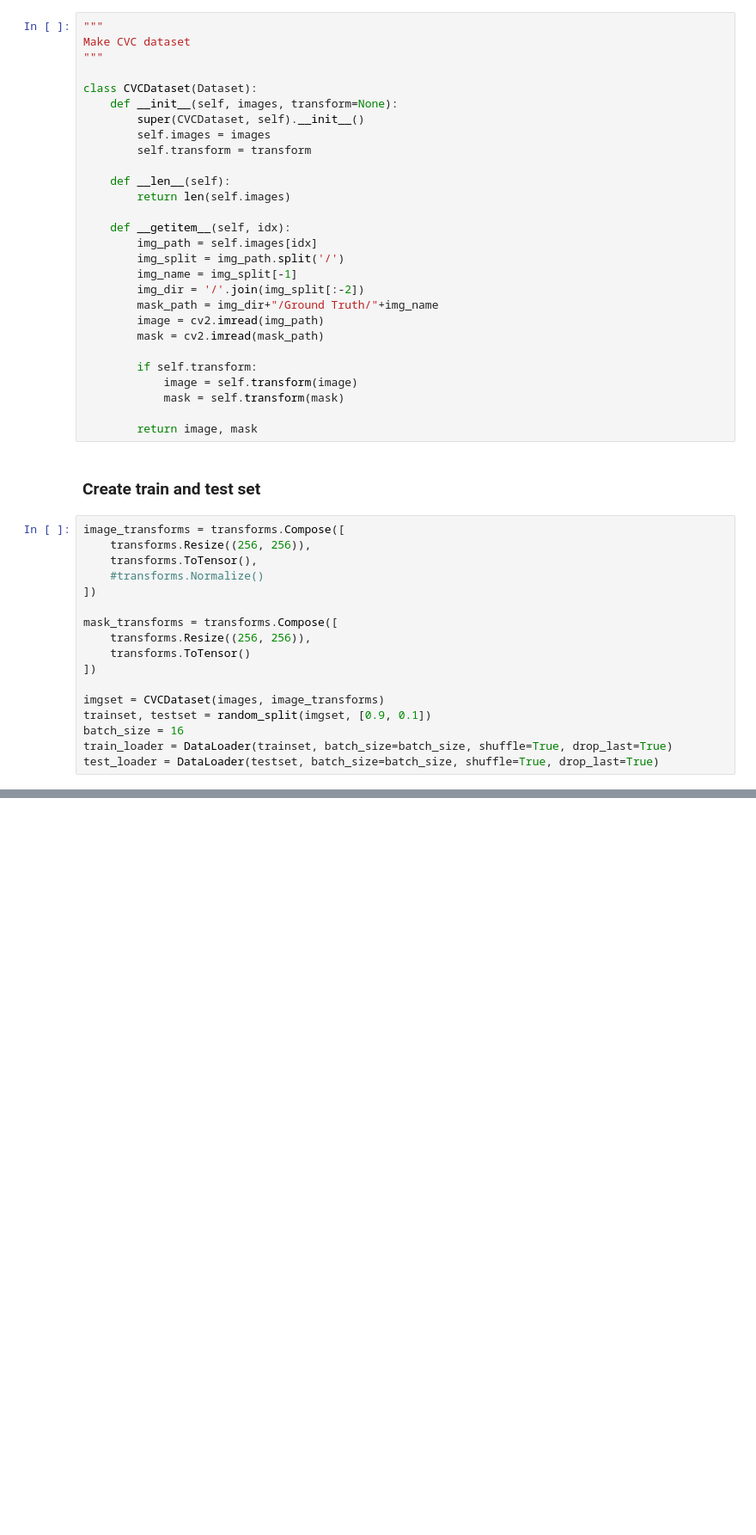
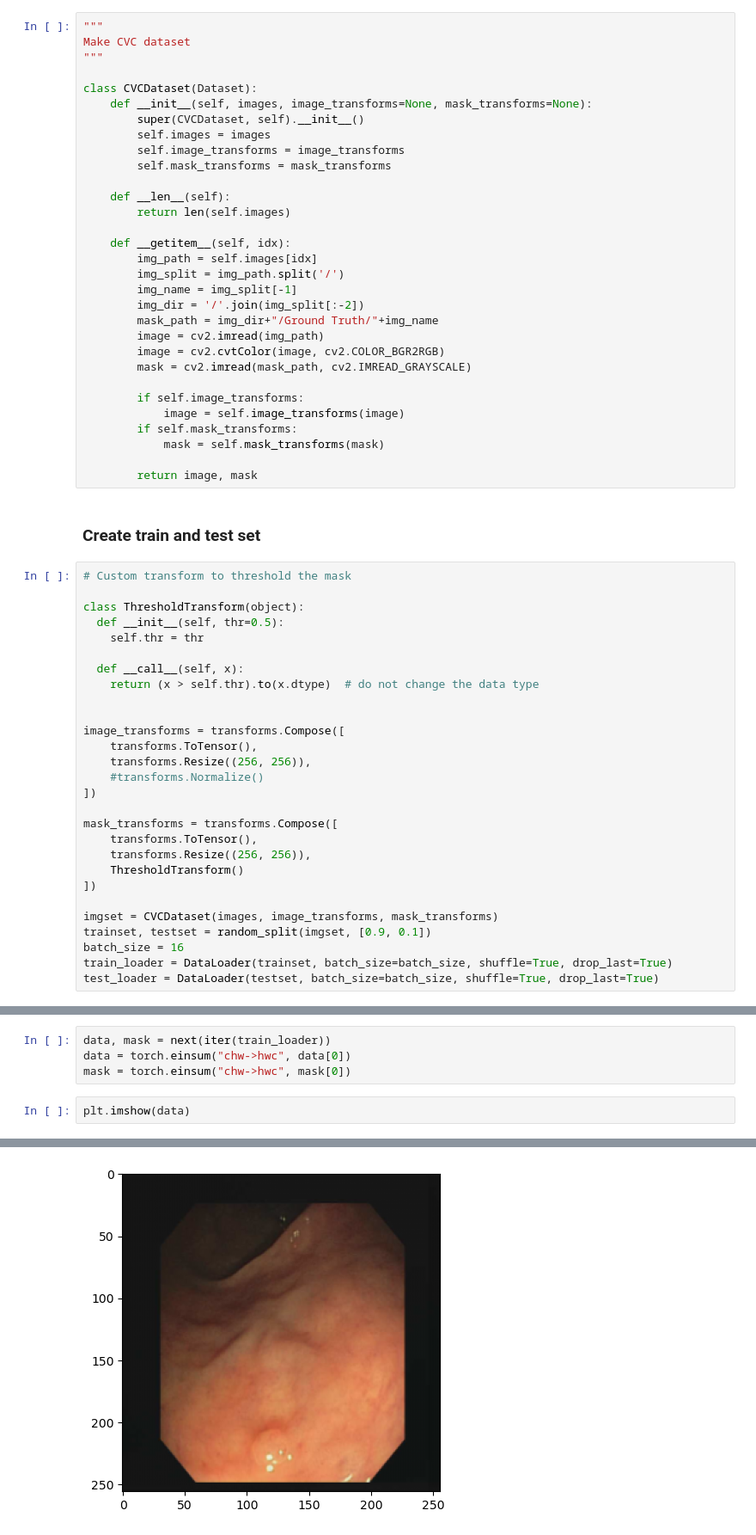
Before and after one commit to navti/MLProjects, a Jupyter notebook: medical-segmentation/segmentation.ipynb, the cells around one changed output, grey strips where cells are left out. Shown: that part at 86% size. Cells and saved outputs as stored; diff of their text form; blank space fills up the shorter version.

```diff
--- a/medical-segmentation/segmentation.ipynb
+++ b/medical-segmentation/segmentation.ipynb
@@ -38,10 +41,11 @@ Make CVC dataset
 """
 
 class CVCDataset(Dataset):
-    def __init__(self, images, transform=None):
+    def __init__(self, images, image_transforms=None, mask_transforms=None):
         super(CVCDataset, self).__init__()
         self.images = images
-        self.transform = transform
+        self.image_transforms = image_transforms
+        self.mask_transforms = mask_transforms
 
     def __len__(self):
         return len(self.images)
@@ -53,28 +57,41 @@ class CVCDataset(Dataset):
         img_dir = '/'.join(img_split[:-2])
         mask_path = img_dir+"/Ground Truth/"+img_name
         image = cv2.imread(img_path)
-        mask = cv2.imread(mask_path)
+        image = cv2.cvtColor(image, cv2.COLOR_BGR2RGB)
+        mask = cv2.imread(mask_path, cv2.IMREAD_GRAYSCALE)
 
-        if self.transform:
-            image = self.transform(image)
-            mask = self.transform(mask)
+        if self.image_transforms:
+            image = self.image_transforms(image)
+        if self.mask_transforms:
+            mask = self.mask_transforms(mask)
 
         return image, mask
 # %% [markdown]
 ### Create train and test set
 # %%
+# Custom transform to threshold the mask
+
+class ThresholdTransform(object):
+  def __init__(self, thr=0.5):
+    self.thr = thr
+
+  def __call__(self, x):
+    return (x > self.thr).to(x.dtype)  # do not change the data type
+
+
 image_transforms = transforms.Compose([
+    transforms.ToTensor(),
     transforms.Resize((256, 256)),
-    transforms.ToTensor(),
     #transforms.Normalize()
 ])
 
 mask_transforms = transforms.Compose([
+    transforms.ToTensor(),
     transforms.Resize((256, 256)),
-    transforms.ToTensor()
+    ThresholdTransform()
 ])
 
-imgset = CVCDataset(images, image_transforms)
+imgset = CVCDataset(images, image_transforms, mask_transforms)
 trainset, testset = random_split(imgset, [0.9, 0.1])
 batch_size = 16
 train_loader = DataLoader(trainset, batch_size=batch_size, shuffle=True, drop_last=True)
@@ -81,0 +101,7 @@ test_loader = DataLoader(testset, batch_size=batch_size, shuffle=True, drop_last
+# %%
+data, mask = next(iter(train_loader))
+data = torch.einsum("chw->hwc", data[0])
+mask = torch.einsum("chw->hwc", mask[0])
+# %%
+plt.imshow(data)
+# %% [output]
@@ -81,0 +109 @@ test_loader = DataLoader(testset, batch_size=batch_size, shuffle=True, drop_last
+[figure, added]
```
Also changed, not shown: parts of 14 cells of this notebook.
